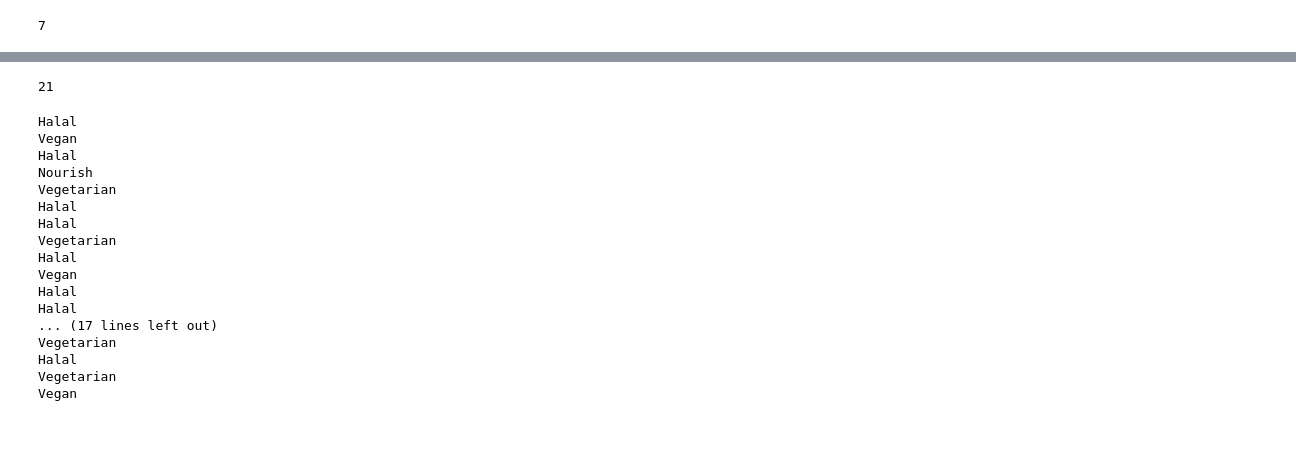
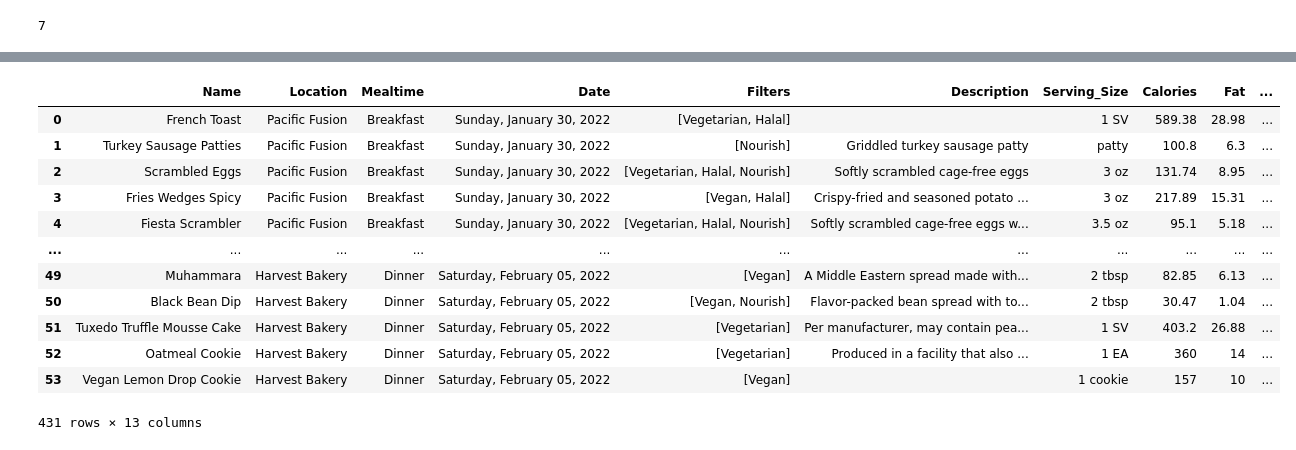
Before and after one commit to Davis-Data-Science-Club/winter_proj, a Jupyter notebook: Web Scraper Test.ipynb, the cells around one changed output, grey strips where cells are left out. Saved outputs shown, nothing was run; the diff lists cells and outputs as text; code cells hidden in the pictures.

Commit message:
all data

```diff
--- a/Web Scraper Test.ipynb
+++ b/Web Scraper Test.ipynb
@@ -200,31 +126,0 @@ sum(lens)
-# %%
-fooditems = []
-indl = 0
-for i in range(len(arr)):
-    if arr[i].name == 'span':
-        fooditems.append(arr[i])
-# %%
-len(fooditems)
-# %% [output]
-21
-# %%
-for i in tab[6].find_all('div', recursive = False)[3].find_all(["img"]):
-    print(i.get('alt'))
-# %% [output]
-Halal
-Vegan
-Halal
-Nourish
-Vegetarian
-Halal
-Halal
-Vegetarian
-Halal
-Vegan
-Halal
-Halal
-... (17 lines left out)
-Vegetarian
-Halal
-Vegetarian
-Vegan
@@ -236,0 +127,21 @@ with open('db5.json', 'w') as fp:
+# %%
+dfs = []
+for i in items:
+    dfs.append(pd.DataFrame.from_dict(i))
+# %%
+df = pd.concat(dfs)
+df
+# %% [output]
+|  | Name | Location | Mealtime | Date | Filters | Description | Serving_Size | Calories | Fat | ... |
+| 0 | French Toast | Pacific Fusion | Breakfast | Sunday, January 30, 2022 | [Vegetarian, Halal] |  | 1 SV | 589.38 | 28.98 | ... |
+| 1 | Turkey Sausage Patties | Pacific Fusion | Breakfast | Sunday, January 30, 2022 | [Nourish] | Griddled turkey sausage patty | patty | 100.8 | 6.3 | ... |
+| 2 | Scrambled Eggs | Pacific Fusion | Breakfast | Sunday, January 30, 2022 | [Vegetarian, Halal, Nourish] | Softly scrambled cage-free eggs | 3 oz | 131.74 | 8.95 | ... |
+| 3 | Fries Wedges Spicy | Pacific Fusion | Breakfast | Sunday, January 30, 2022 | [Vegan, Halal] | Crispy-fried and seasoned potato ... | 3 oz | 217.89 | 15.31 | ... |
+| 4 | Fiesta Scrambler | Pacific Fusion | Breakfast | Sunday, January 30, 2022 | [Vegetarian, Halal, Nourish] | Softly scrambled cage-free eggs w... | 3.5 oz | 95.1 | 5.18 | ... |
+| ... | ... | ... | ... | ... | ... | ... | ... | ... | ... | ... |
+| 49 | Muhammara | Harvest Bakery | Dinner | Saturday, February 05, 2022 | [Vegan] | A Middle Eastern spread made with... | 2 tbsp | 82.85 | 6.13 | ... |
+| 50 | Black Bean Dip | Harvest Bakery | Dinner | Saturday, February 05, 2022 | [Vegan, Nourish] | Flavor-packed bean spread with to... | 2 tbsp | 30.47 | 1.04 | ... |
+| 51 | Tuxedo Truffle Mousse Cake | Harvest Bakery | Dinner | Saturday, February 05, 2022 | [Vegetarian] | Per manufacturer, may contain pea... | 1 SV | 403.2 | 26.88 | ... |
+| 52 | Oatmeal Cookie | Harvest Bakery | Dinner | Saturday, February 05, 2022 | [Vegetarian] | Produced in a facility that also ... | 1 EA | 360 | 14 | ... |
+| 53 | Vegan Lemon Drop Cookie | Harvest Bakery | Dinner | Saturday, February 05, 2022 | [Vegan] |  | 1 cookie | 157 | 10 | ... |
+431 rows × 13 columns
```
Also changed, not shown: parts of 9 cells of this notebook, 1 other file.
